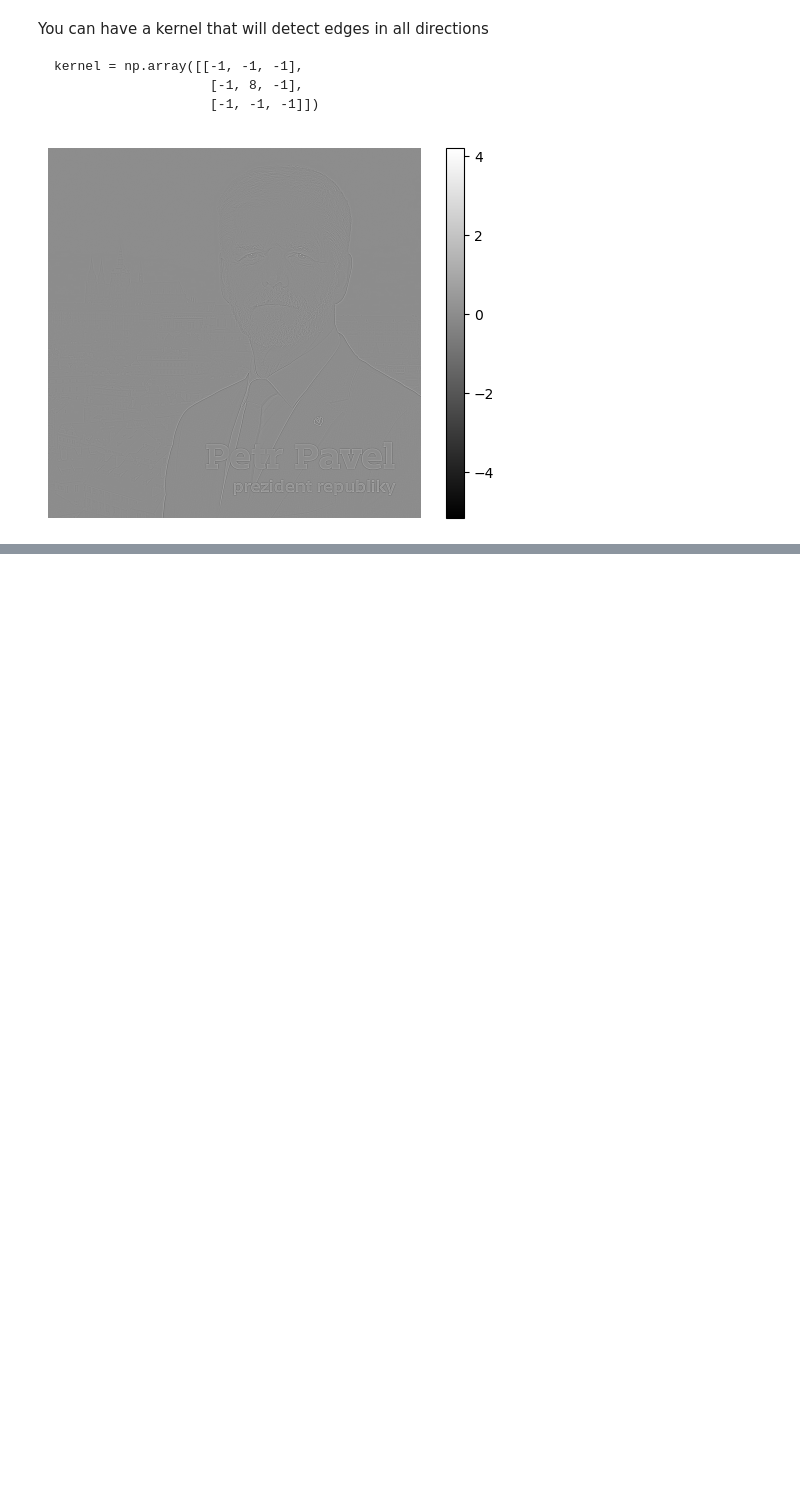
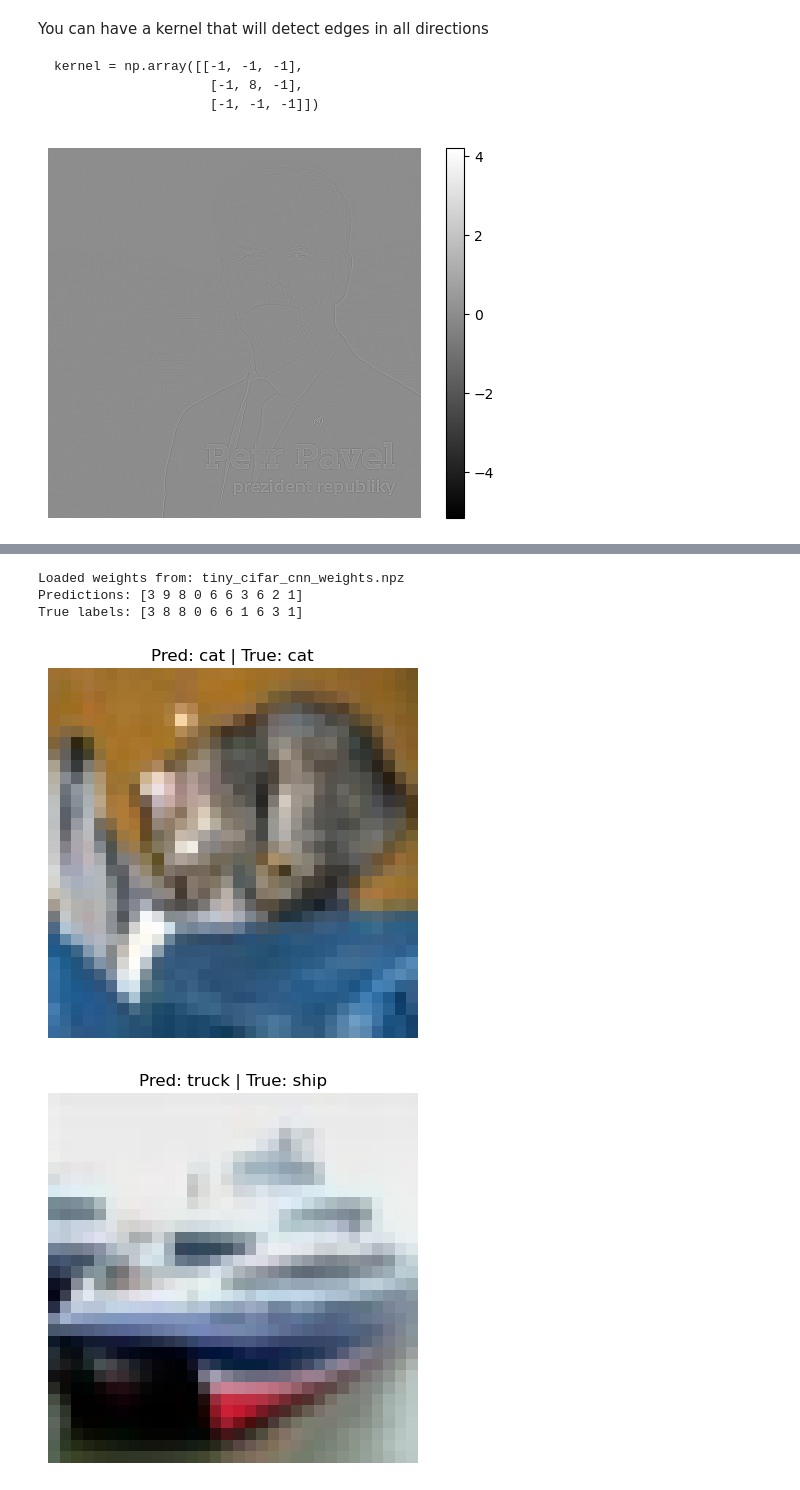
Before and after one commit to Dyymon/maturitni-informatika, a Jupyter notebook: lecture_11/convolution_neural_network.ipynb, the cells around one changed output, grey strips where cells are left out. Cells and saved outputs as stored; diff of their text form; code cells hidden in the pictures; blank space fills up the shorter version.

```diff
--- a/lecture_11/convolution_neural_network.ipynb
+++ b/lecture_11/convolution_neural_network.ipynb
@@ -151,0 +681,38 @@ plt.show()
+# %%
+import matplotlib.pyplot as plt
+
+image_number = 10
+
+# 1) Preprocess test data
+Xte = to_nchw_and_normalize(X_test)   # NHWC -> NCHW, normalize
+yte = y_test.astype(np.int64)
+
+# 2) Load trained model
+model = TinyCIFARCNN(lr=0.03)   # lr doesn't matter for testing
+model.load("tiny_cifar_cnn_weights.npz")
+
+# 3) Take only 10 images
+X_small = Xte[:image_number]
+y_small = yte[:image_number]
+
+# 4) Forward pass
+logits = model.forward(X_small)
+preds = np.argmax(logits, axis=1)
+
+print("Predictions:", preds)
+print("True labels:", y_small)
+
+class_names = ["airplane","automobile","bird","cat","deer","dog","frog","horse","ship","truck"]
+
+for i in range(image_number):
+    plt.figure()
+    plt.imshow(X_test[i])   # use original NHWC version for display
+    plt.title(f"Pred: {class_names[preds[i]]} | True: {class_names[y_small[i]]}")
+    plt.axis("off")
+    plt.show()
+# %% [output]
+Loaded weights from: tiny_cifar_cnn_weights.npz
+Predictions: [3 9 8 0 6 6 3 6 2 1]
+True labels: [3 8 8 0 6 6 1 6 3 1]
+[figure, added]
+[figure, added]
```
Also changed, not shown: parts of 21 cells of this notebook, 2 other files.
